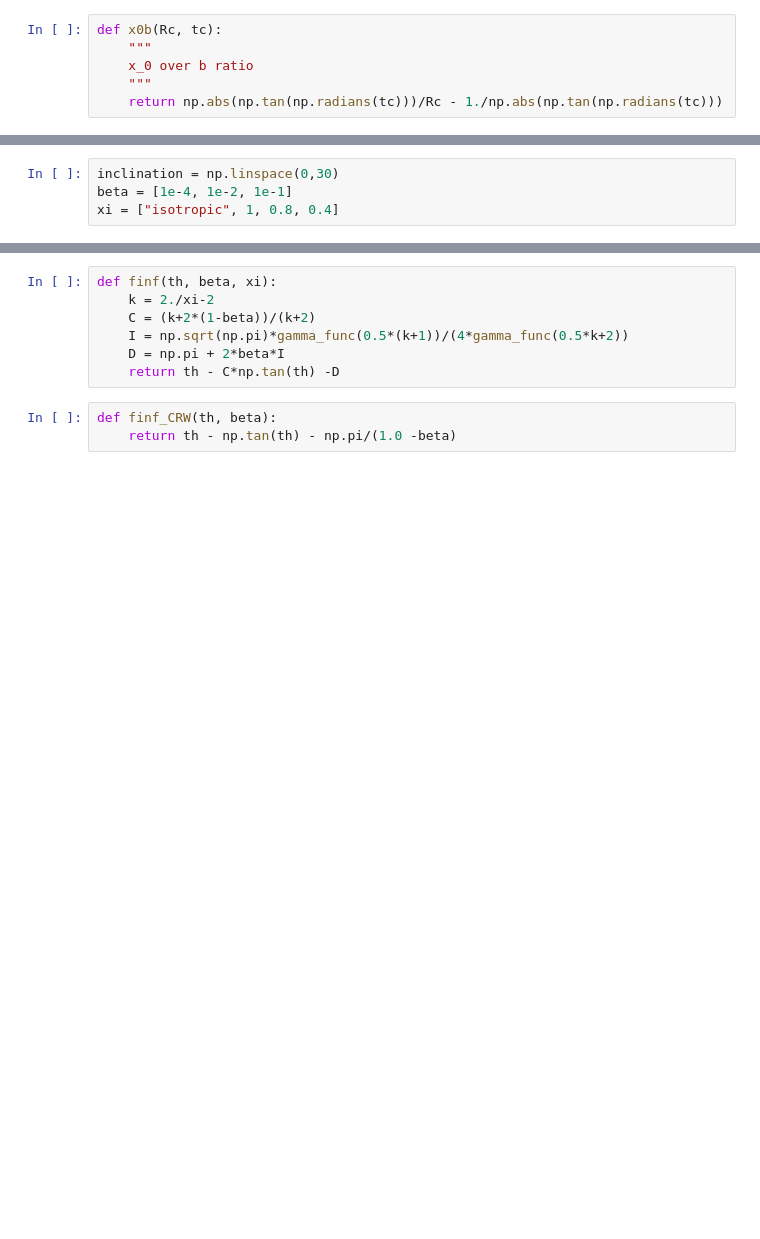
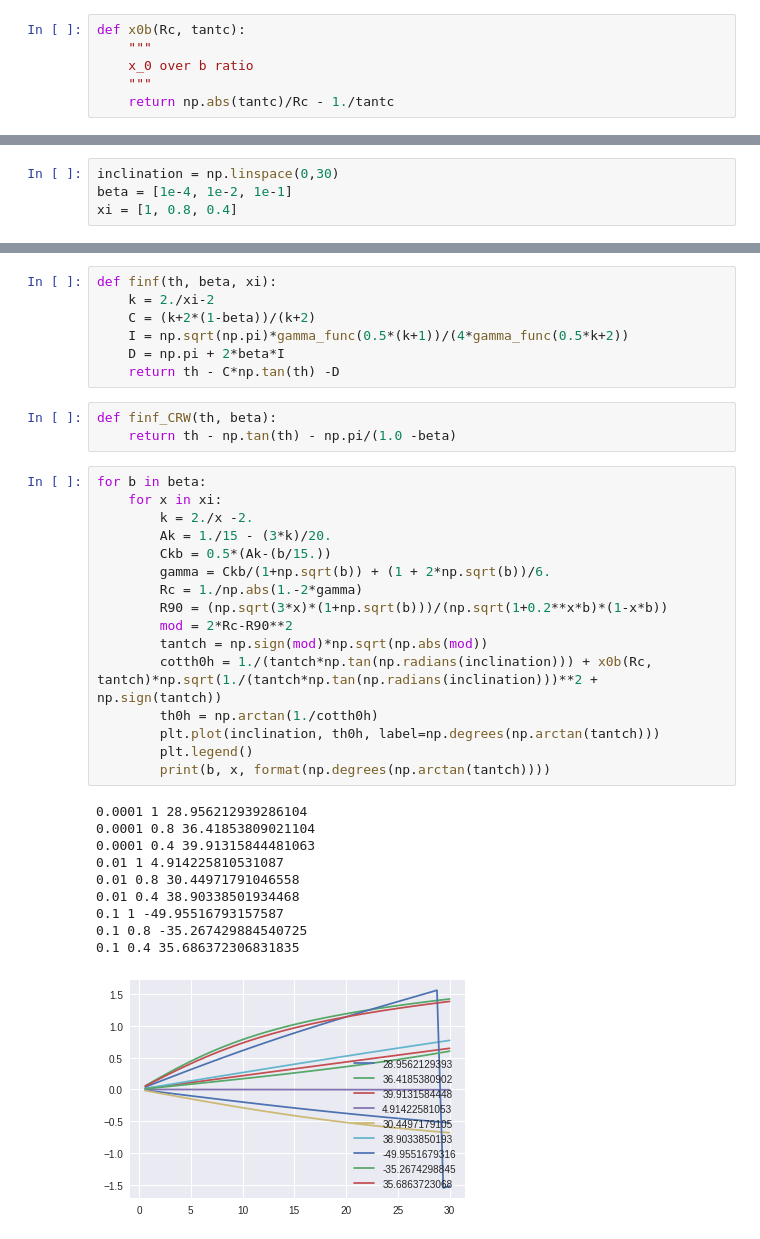
Before and after one commit to Lxndrs/Thesis, a Jupyter notebook: Picture_maker.ipynb, the cells around one changed output, grey strips where cells are left out. Drawn from its saved outputs; the diff is of its cells as text; blank space fills up the shorter version.

Commit message:
Advance in chapter 5. Add important figures and summary table

```diff
--- a/Picture_maker.ipynb
+++ b/Picture_maker.ipynb
@@ -35,9 +36,9 @@ def x0a(Rc, tc):
 # %%
-def x0b(Rc, tc):
+def x0b(Rc, tantc):
     """
     x_0 over b ratio
     """
-    return np.abs(np.tan(np.radians(tc)))/Rc - 1./np.abs(np.tan(np.radians(tc)))
+    return np.abs(tantc)/Rc - 1./tantc
 # %%
 def f2(i, tc, Rc):
     """
@@ -49,7 +50,7 @@ Set parameters:
 # %%
 inclination = np.linspace(0,30)
 beta = [1e-4, 1e-2, 1e-1]
-xi = ["isotropic", 1, 0.8, 0.4]
+xi = [1, 0.8, 0.4]
 # %% [markdown]
 Set more functions for the tail fit:
 # %%
@@ -103,3 +115,30 @@ def finf(th, beta, xi):
 # %%
 def finf_CRW(th, beta):
     return th - np.tan(th) - np.pi/(1.0 -beta)
+# %%
+for b in beta:
+    for x in xi:
+        k = 2./x -2.
+        Ak = 1./15 - (3*k)/20.
+        Ckb = 0.5*(Ak-(b/15.))
+        gamma = Ckb/(1+np.sqrt(b)) + (1 + 2*np.sqrt(b))/6.
+        Rc = 1./np.abs(1.-2*gamma)
+        R90 = (np.sqrt(3*x)*(1+np.sqrt(b)))/(np.sqrt(1+0.2**x*b)*(1-x*b))
+        mod = 2*Rc-R90**2
+        tantch = np.sign(mod)*np.sqrt(np.abs(mod))
+        cotth0h = 1./(tantch*np.tan(np.radians(inclination))) + x0b(Rc, tantch)*np.sqrt(1./(tantch*np.tan(np.radians(inclination)))**2 + np.sign(tantch))
+        th0h = np.arctan(1./cotth0h)
+        plt.plot(inclination, th0h, label=np.degrees(np.arctan(tantch)))
+        plt.legend()
+        print(b, x, format(np.degrees(np.arctan(tantch))))
+# %% [output]
+0.0001 1 28.956212939286104
+0.0001 0.8 36.41853809021104
+0.0001 0.4 39.91315844481063
+0.01 1 4.914225810531087
+0.01 0.8 30.44971791046558
+0.01 0.4 38.90338501934468
+0.1 1 -49.95516793157587
+0.1 0.8 -35.267429884540725
+0.1 0.4 35.686372306831835
+[figure, added]
```
Also changed, not shown: parts of 6 cells of this notebook, 18 other files.
